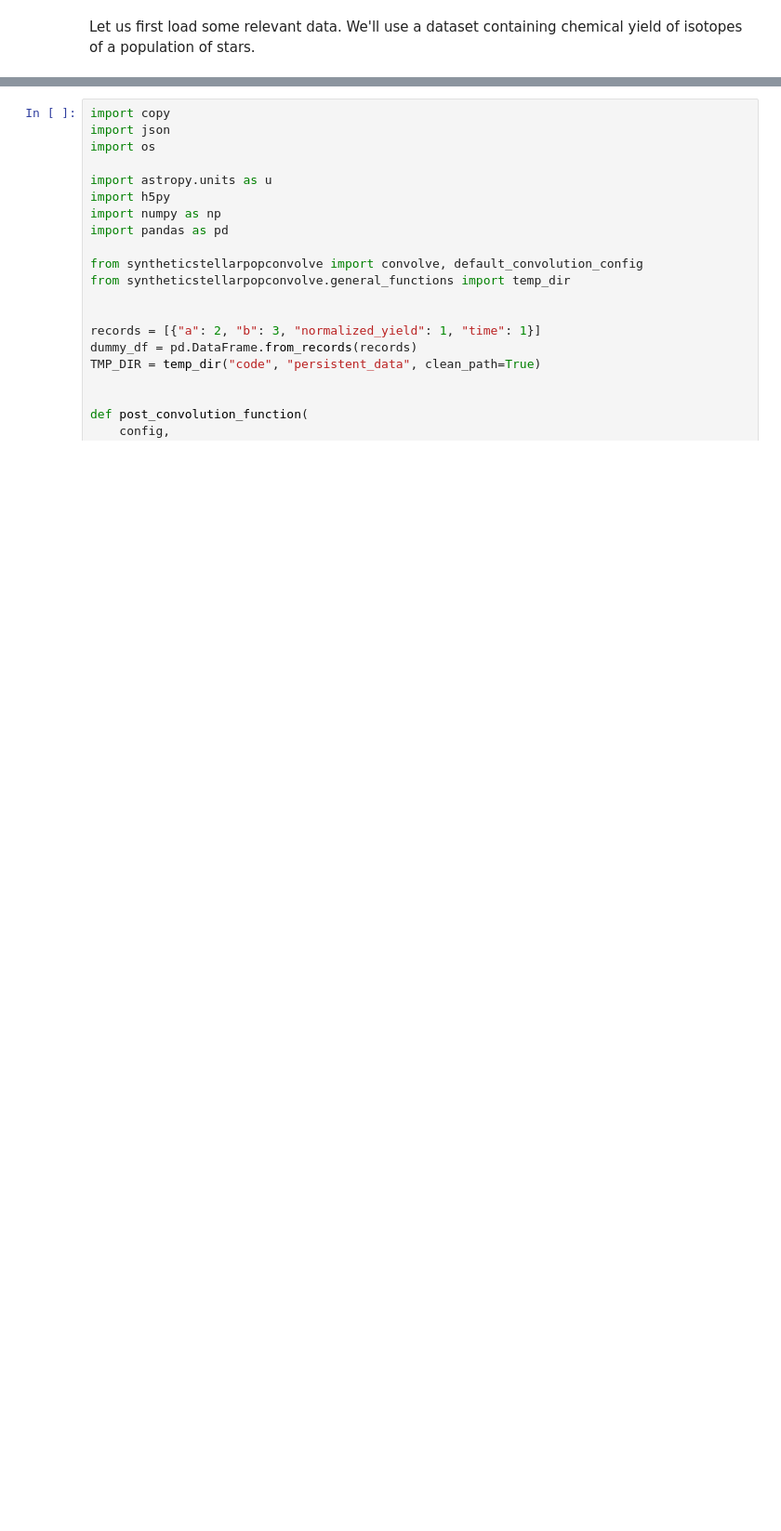
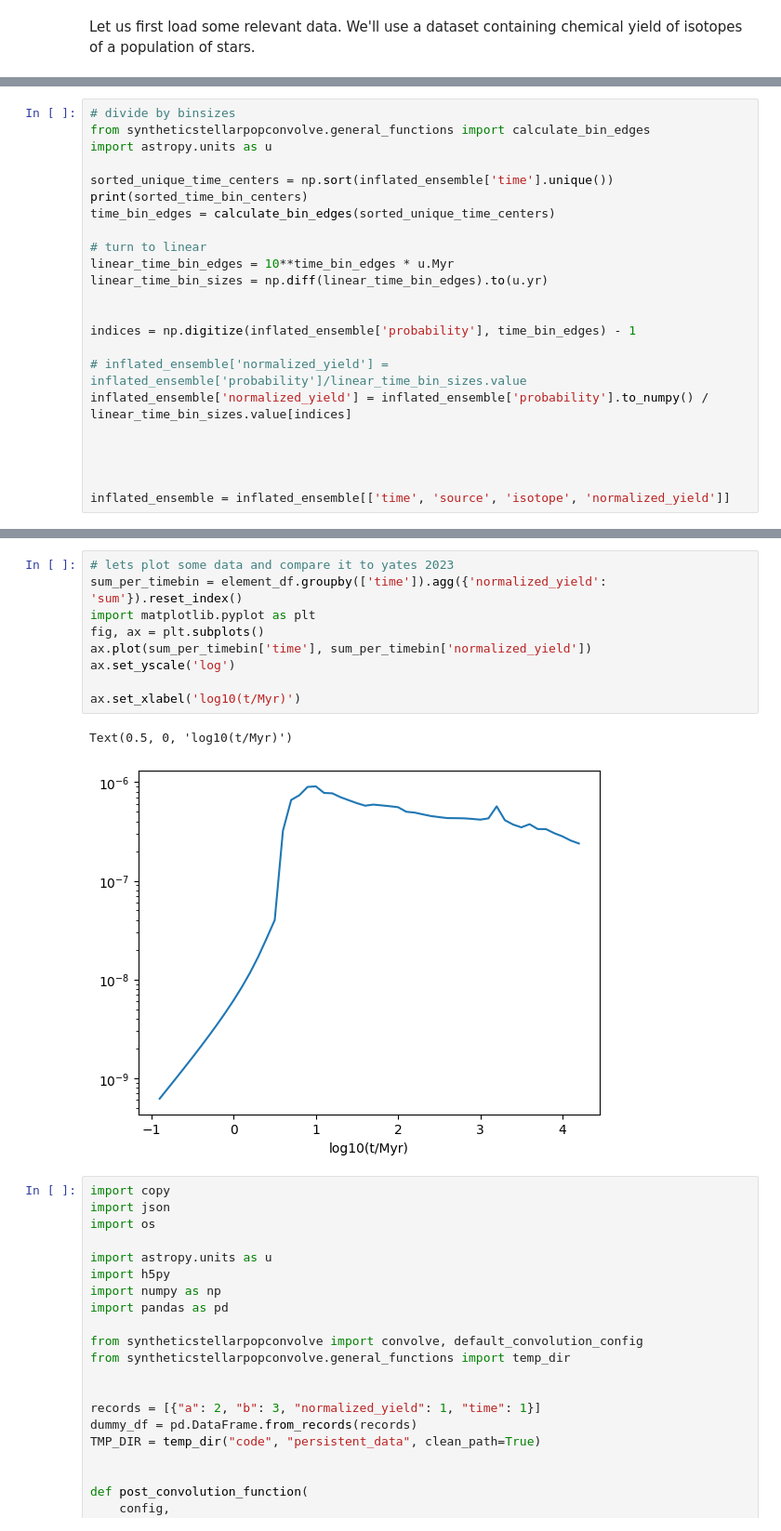
Before and after one commit to FloorBroekgaarden/growl-syntheticstellarpopconvolve, a Jupyter notebook: docs/source/examples/notebook_example_GCE.ipynb, the cells around one changed output, grey strips where cells are left out. Shown at 93% size. Saved outputs shown, nothing was run; the diff lists cells and outputs as text; blank space fills up the shorter version.

```diff
--- a/docs/source/examples/notebook_example_GCE.ipynb
+++ b/docs/source/examples/notebook_example_GCE.ipynb
@@ -37,0 +45,23 @@ inflated_ensemble = inflated_ensemble.astype({'time': 'float', 'probability': 'f
+# %%
+# divide by binsizes
+from syntheticstellarpopconvolve.general_functions import calculate_bin_edges
+import astropy.units as u
+
+sorted_unique_time_centers = np.sort(inflated_ensemble['time'].unique())
+print(sorted_time_bin_centers)
+time_bin_edges = calculate_bin_edges(sorted_unique_time_centers)
+
+# turn to linear
+linear_time_bin_edges = 10**time_bin_edges * u.Myr
+linear_time_bin_sizes = np.diff(linear_time_bin_edges).to(u.yr)
+
+
+indices = np.digitize(inflated_ensemble['probability'], time_bin_edges) - 1
+
+# inflated_ensemble['normalized_yield'] = inflated_ensemble['probability']/linear_time_bin_sizes.value
+inflated_ensemble['normalized_yield'] = inflated_ensemble['probability'].to_numpy() / linear_time_bin_sizes.value[indices]
+
+
+
+
+inflated_ensemble = inflated_ensemble[['time', 'source', 'isotope', 'normalized_yield']]
@@ -62,3 +152,15 @@ print(grouped['probability'].sum())
+# %%
+# lets plot some data and compare it to yates 2023
+sum_per_timebin = element_df.groupby(['time']).agg({'normalized_yield': 'sum'}).reset_index()
+import matplotlib.pyplot as plt
+fig, ax = plt.subplots()
+ax.plot(sum_per_timebin['time'], sum_per_timebin['normalized_yield'])
+ax.set_yscale('log')
+
+ax.set_xlabel('log10(t/Myr)')
+# %% [output]
+Text(0.5, 0, 'log10(t/Myr)')
+[figure, added]
 # %%
 import copy
 import json
```
Also changed, not shown: parts of 8 cells of this notebook, 8 other files.
